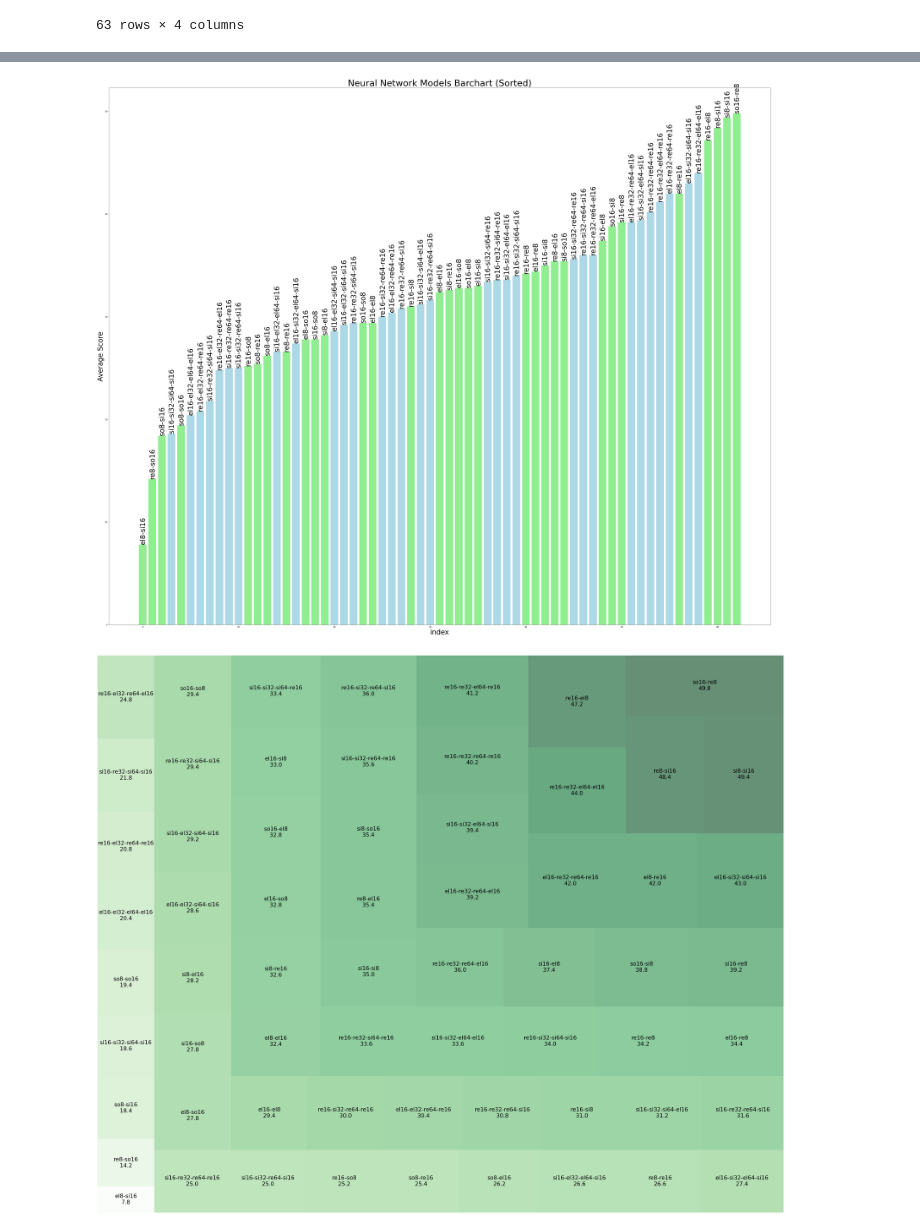
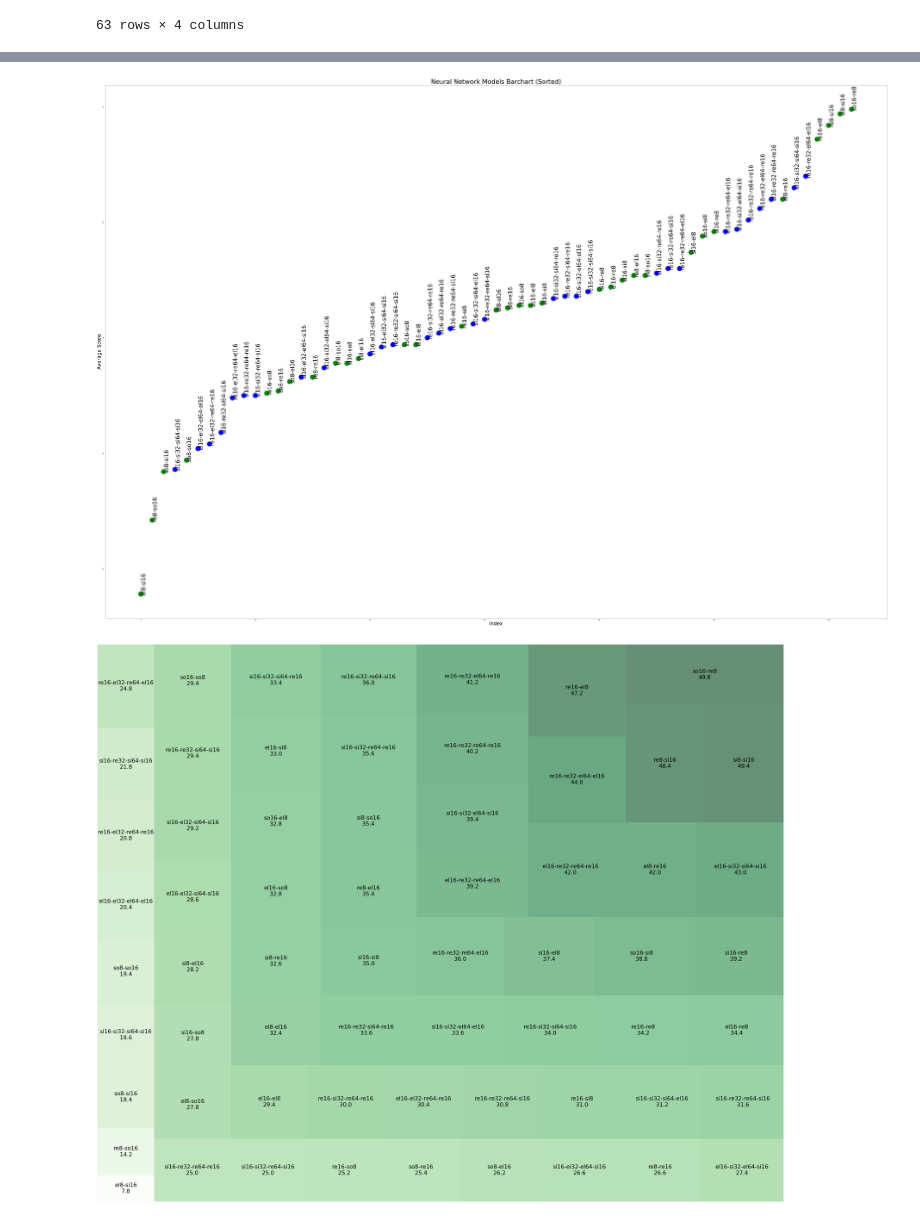
Before and after one commit to hoangphuc05/snake-ai, a Jupyter notebook: display_graph.ipynb, the cells around one changed output, grey strips where cells are left out. Cells and saved outputs as stored; diff of their text form; code cells hidden in the pictures.

```diff
--- a/display_graph.ipynb
+++ b/display_graph.ipynb
@@ -63,8 +63,8 @@ data['distinct'] = distinct
 # %%
 sortedDFrame = pd.DataFrame(data.sort_values(by='Average Score'))
 # %%
-l2df = pd.DataFrame(data.loc[(data['distinct'] == 0)])
-l4df = pd.DataFrame(data.loc[(data['distinct'] == 1)])
+l2df = pd.DataFrame(data.loc[(data['distinct'] == 0)].sort_values(by='Average Score'))
+l4df = pd.DataFrame(data.loc[(data['distinct'] == 1)].sort_values(by='Average Score'))
 # %%
 # forcefully creating index for the new dataframe
 num = []
@@ -123,12 +123,13 @@ sortedDFrame
 X1_l2 = l2df['index'].to_numpy()
 Y2_l2 = l2df['Average Score'].to_numpy()
 label_l2 = l2df['Activation']
-plt.figure(figsize=(20,10))
-plt.scatter(X1_l2,Y2_l2, s=200, color='lightgreen')
+plt.figure(figsize=(80,40))
+plt.scatter(X1_l2,Y2_l2, s=1500, color='green')
 # # initializing x and y labels
-plt.xlabel('index', fontsize = 25)
-plt.ylabel('Average Score', fontsize = 25)
+plt.xlabel('index', fontsize = 35)
+plt.ylabel('Average Score', fontsize = 35)
 for i, label in enumerate(label_l2):
-    plt.annotate(label,(X1_l2[i],Y2_l2[i]), fontsize = 10, rotation=90)
-# plt.show()
+    plt.annotate(label,(X1_l2[i],Y2_l2[i]), fontsize = 35, rotation=90)
+plt.savefig('./saved-plots/l2plot.jpg',bbox_inches='tight')
+plt.show()
 # %% [output]
@@ -147,0 +137,13 @@ l2df['Average Score'].plot.pie(
+# %%
+X1_l4 = l4df['index'].to_numpy()
+Y2_l4 = l4df['Average Score'].to_numpy()
+label_l4 = l4df['Activation']
+plt.figure(figsize=(80,40))
+plt.scatter(X1_l4,Y2_l4, s=1500, color='blue')
+# # initializing x and y labels
+plt.xlabel('index', fontsize = 35)
+plt.ylabel('Average Score', fontsize = 35)
+for i, label in enumerate(label_l4):
+    plt.annotate(label,(X1_l4[i],Y2_l4[i]), fontsize = 35, rotation=90)
+plt.savefig('./saved-plots/l4plot.jpg',bbox_inches='tight')
+plt.show()
@@ -154,29 +158,29 @@ labels_b = sortedDFrame['Activation'].to_numpy()
 colors_b = []
 for score in labels_b:
     if score.count('-') > 1:
-        colors_b.append('lightblue')
+        colors_b.append('blue')
     else:
-        colors_b.append('lightgreen')
+        colors_b.append('green')
 # %%
 # Bar chart (idk if we're using this - its too much info for one plot)
 # initialize size of the figure
-plt.figure(figsize=(60,50))
+plt.figure(figsize=(100,70))
 # plots the bar chart
-plt.bar(X,Y, color = colors_b)
+plt.scatter(X,Y, s = 1200, color = colors_b)
 # initializing x and y labels
 plt.xlabel('index', fontsize = 35)
 plt.ylabel('Average Score', fontsize = 35)
 # title for the plot
 plt.title("Neural Network Models Barchart (Sorted)", fontsize = 45)
 # create annotations (labels) for each graph (re-el,so-re,.. and so on)
 for i, label in enumerate(labels_b):
-    plt.annotate(label,(X[i],Y[i]), fontsize = 35, rotation=90, ha='center', va='bottom' )
+    plt.annotate(label,(X[i],Y[i]), fontsize = 40, rotation=90)
 # saves figure
 plt.savefig("./saved-plots/activationsConfig.jpg",bbox_inches='tight')
 # shows plot
 plt.show()
 # %% [output]
-[figure, old version]
+[figure, new version]
 # %%
 # generating labels for the treemap
 labels_tm = []
```
Also changed, not shown: parts of 4 cells of this notebook, 3 other files.
